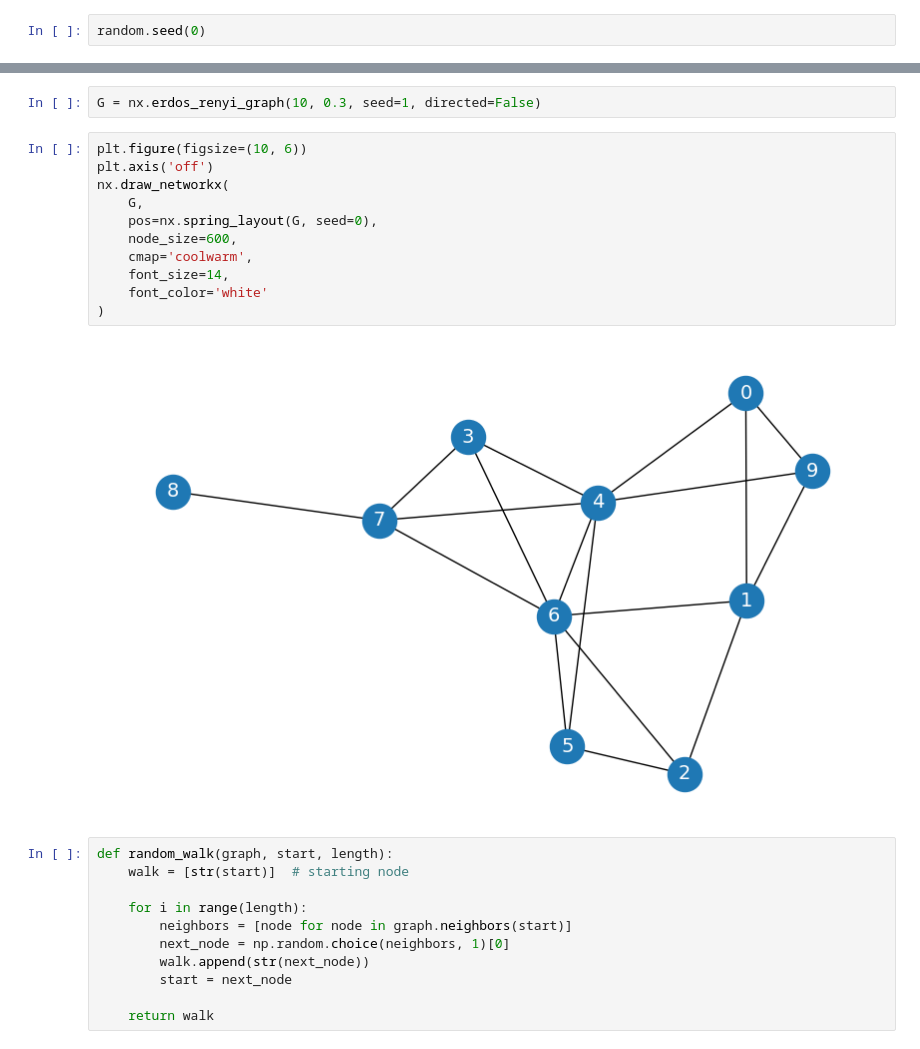
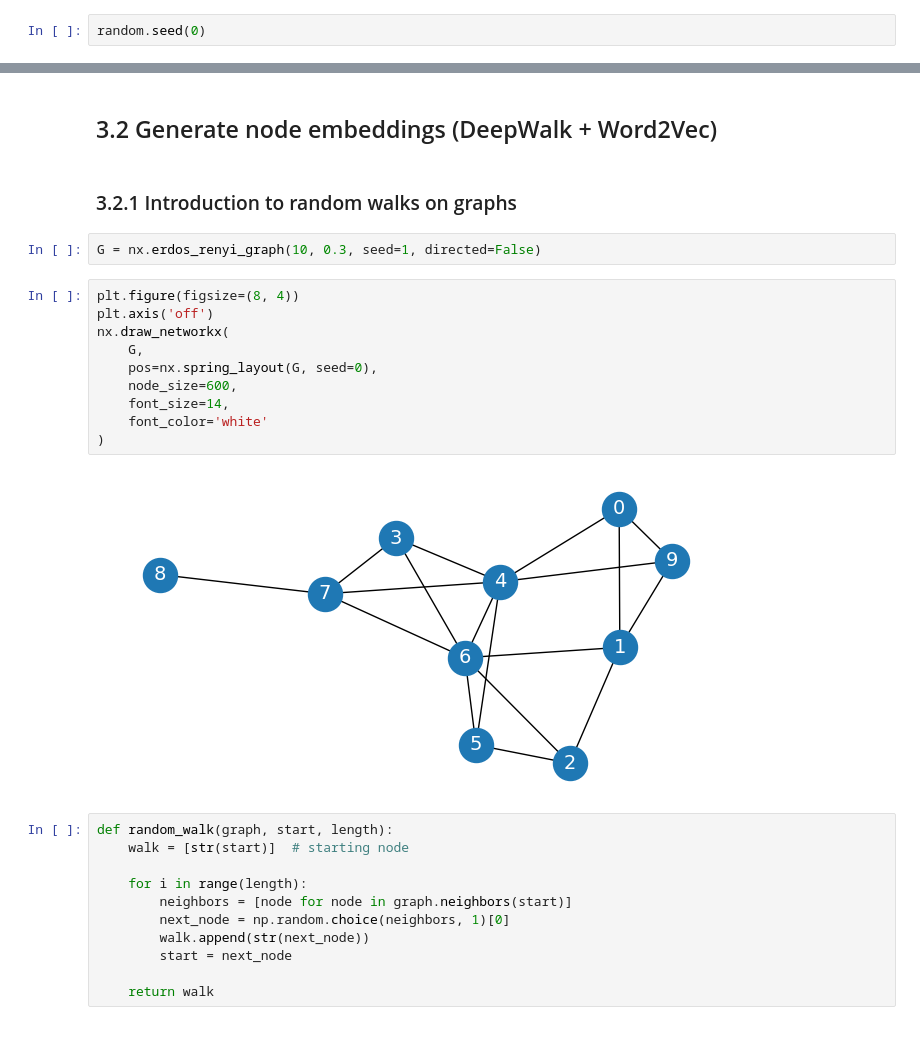
Before and after one commit to williewheeler/gnn-demos, a Jupyter notebook: 03-DeepWalk.ipynb, the cells around one changed output, grey strips where cells are left out. Saved outputs shown, nothing was run; the diff lists cells and outputs as text.

```diff
--- a/03-DeepWalk.ipynb
+++ b/03-DeepWalk.ipynb
@@ -21,18 +145,21 @@ random.seed(0)
+# %% [markdown]
+## 3.2 Generate node embeddings (DeepWalk + Word2Vec)
+# %% [markdown]
+### 3.2.1 Introduction to random walks on graphs
 # %%
 G = nx.erdos_renyi_graph(10, 0.3, seed=1, directed=False)
 # %%
-plt.figure(figsize=(10, 6))
+plt.figure(figsize=(8, 4))
 plt.axis('off')
 nx.draw_networkx(
     G,
     pos=nx.spring_layout(G, seed=0),
     node_size=600,
-    cmap='coolwarm',
     font_size=14,
     font_color='white'
 )
 # %% [output]
-[figure, old version]
+[figure, new version]
 # %%
 def random_walk(graph, start, length):
     walk = [str(start)]  # starting node
```
Also changed, not shown: parts of 38 cells of this notebook, 8 other files.
